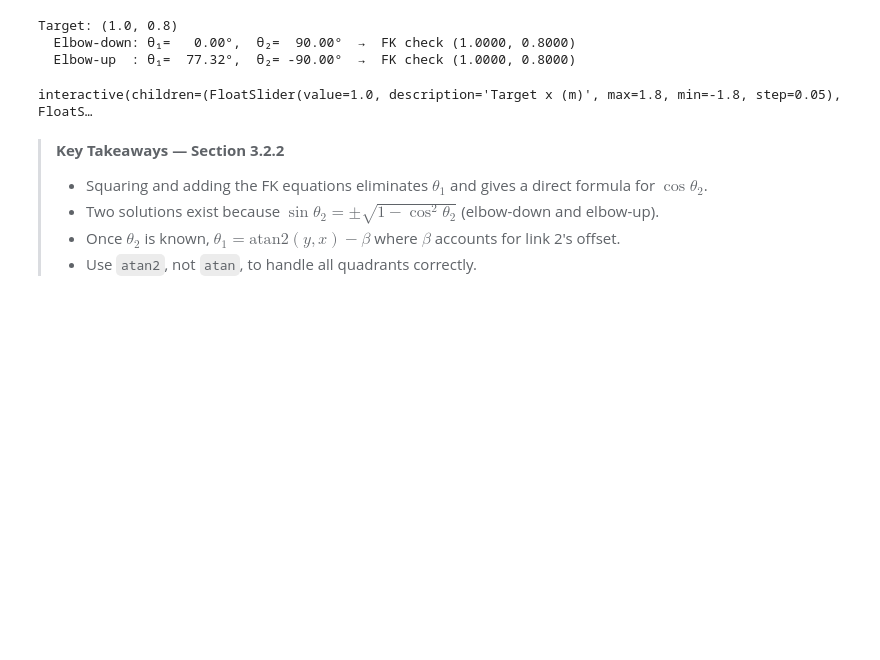
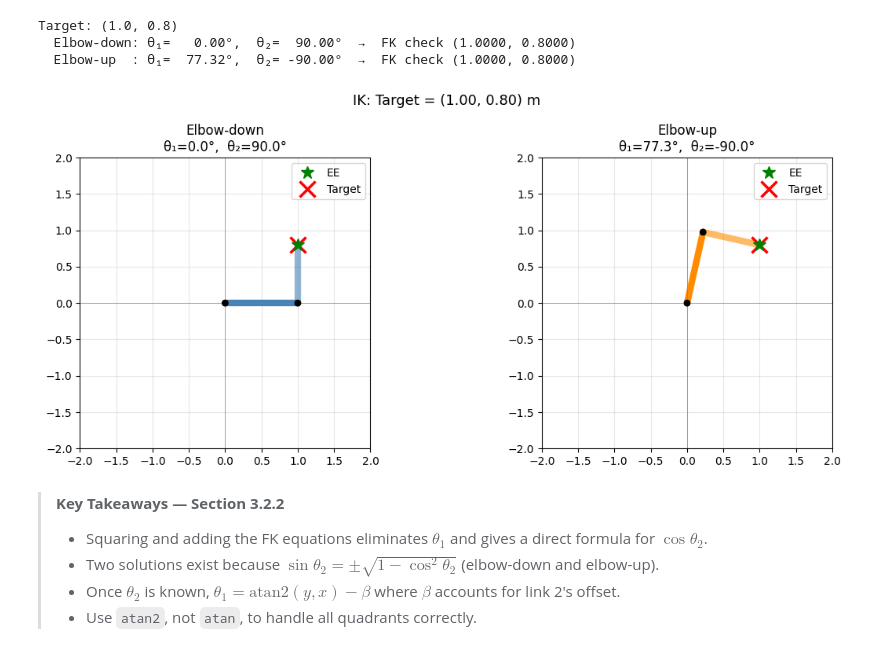
Before and after one commit to JianguoZhaoRobotics/RoboticManipulators, a Jupyter notebook: Ch3 Kinematics in 2D.ipynb, the cells around one changed output. Drawn from its saved outputs; the diff is of its cells as text; code cells hidden in the pictures; blank space fills up the shorter version.

```diff
--- a/Ch3 Kinematics in 2D.ipynb
+++ b/Ch3 Kinematics in 2D.ipynb
@@ -367,37 +363,38 @@ def ik_interactive(target_x, target_y):
     for ax, label, color in zip(axes, config_labels, colors):
         if not sols:
             ax.text(0.5, 0.5, 'Outside workspace',
                     ha='center', va='center', transform=ax.transAxes, fontsize=13)
         else:
             idx = config_labels.index(label)
             t1, t2 = sols[idx]
             p0 = np.array([0.0, 0.0])
             p1 = np.array([l1*np.cos(t1), l1*np.sin(t1)])
             p2 = np.array([p1[0] + l2*np.cos(t1+t2), p1[1] + l2*np.sin(t1+t2)])
 
             ax.plot([p0[0], p1[0]], [p0[1], p1[1]], color=color, lw=6, solid_capstyle='round')
             ax.plot([p1[0], p2[0]], [p1[1], p2[1]], color=color, lw=6, solid_capstyle='round', alpha=0.6)
             for p in [p0, p1]:
                 ax.add_patch(plt.Circle(p, 0.04, color='black', zorder=5))
             ax.plot(*p2, 'g*', markersize=12, zorder=5, label='EE')
             ax.plot(target_x, target_y, 'rx', ms=14, mew=2.5, label='Target')
             ax.set_title(f'{label}\nθ₁={np.degrees(t1):.1f}°,  θ₂={np.degrees(t2):.1f}°', fontsize=12)
             ax.legend(loc='upper right')
 
         r = l1 + l2 + 0.2
         ax.set_xlim(-r, r);  ax.set_ylim(-r, r)
         ax.set_aspect('equal');  ax.grid(True, alpha=0.3)
         ax.axhline(0, color='gray', lw=0.5);  ax.axvline(0, color='gray', lw=0.5)
 
     plt.suptitle(f'IK: Target = ({target_x:.2f}, {target_y:.2f}) m', fontsize=13)
     plt.tight_layout();  plt.show()
 
 
-interact(ik_interactive,
-         target_x=FloatSlider(value=1.0, min=-1.8, max=1.8, step=0.05, description='Target x (m)'),
-         target_y=FloatSlider(value=0.8, min=-1.8, max=1.8, step=0.05, description='Target y (m)'));
+# Static snapshot at the default target (x=1.0 m, y=0.8 m).
+# The live notebook version of this cell lets you drag the target with sliders;
+# download the notebook and run it locally to explore that interactively.
+ik_interactive(1.0, 0.8)
 # %% [output]
-interactive(children=(FloatSlider(value=1.0, description='Target x (m)', max=1.8, min=-1.8, step=0.05), FloatS…
+[figure, added]
 # %% [markdown]
 > **Key Takeaways — Section 3.2.2**
 > - Squaring and adding the FK equations eliminates $\theta_1$ and gives a direct formula for $\cos\theta_2$.
```
Also changed, not shown: parts of 7 cells of this notebook, 1 other file.
